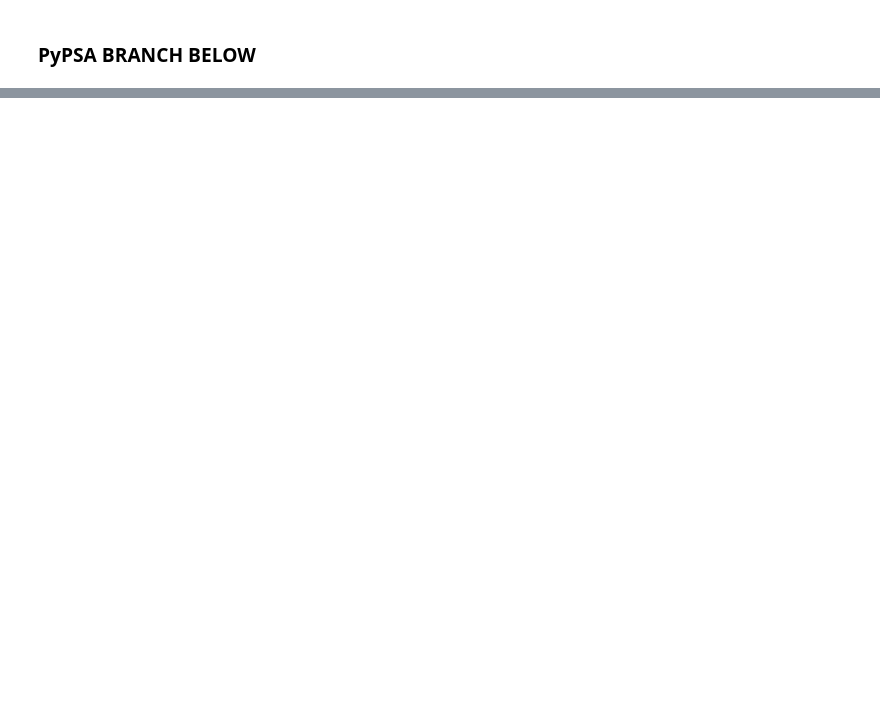
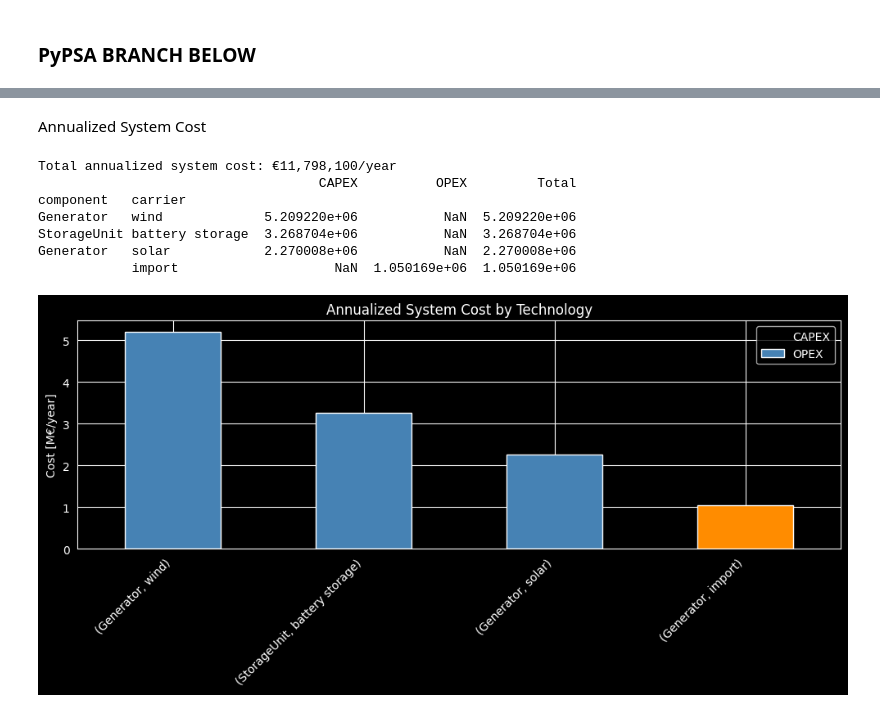
Before and after one commit to karivero/esi_final_repo, a Jupyter notebook: final_esi/ESI_Assignment/ESI_assignment_point1_empty.ipynb, the cells around one changed output, grey strips where cells are left out. Cells and saved outputs as stored; diff of their text form; code cells hidden in the pictures; blank space fills up the shorter version.

```diff
--- a/final_esi/ESI_Assignment/ESI_assignment_point1_empty.ipynb
+++ b/final_esi/ESI_Assignment/ESI_assignment_point1_empty.ipynb
@@ -931,0 +879,38 @@ TypeError: 'int' object is not subscriptable
+# %% [markdown]
+Annualized System Cost
+# %%
+print(f"Total annualized system cost: €{n.objective:,.0f}/year")
+capex = n.statistics.capex()
+opex = n.statistics.opex()
+
+cost_breakdown = pd.concat([capex, opex], axis=1, keys=["CAPEX", "OPEX"])
+cost_breakdown["Total"] = cost_breakdown.sum(axis=1)
+cost_breakdown = cost_breakdown.sort_values("Total", ascending=False)
+print(cost_breakdown)
+
+fig, ax = plt.subplots(figsize=(10, 5))
+
+cost_breakdown[["CAPEX", "OPEX"]].div(1e6).plot(
+    kind="bar",
+    stacked=True,
+    ax=ax,
+    color=["steelblue", "darkorange"],
+)
+
+ax.set_ylabel("Cost [M€/year]")
+ax.set_xlabel("")
+ax.set_title("Annualized System Cost by Technology")
+ax.axhline(0, color="black", linewidth=0.5)
+ax.legend(["CAPEX", "OPEX"])
+plt.xticks(rotation=45, ha="right")
+plt.tight_layout()
+plt.show()
+# %% [output]
+Total annualized system cost: €11,798,100/year
+                                    CAPEX          OPEX         Total
+component   carrier
+Generator   wind             5.209220e+06           NaN  5.209220e+06
+StorageUnit battery storage  3.268704e+06           NaN  3.268704e+06
+Generator   solar            2.270008e+06           NaN  2.270008e+06
+            import                    NaN  1.050169e+06  1.050169e+06
+[figure, added]
```
Also changed, not shown: parts of 14 cells of this notebook.
